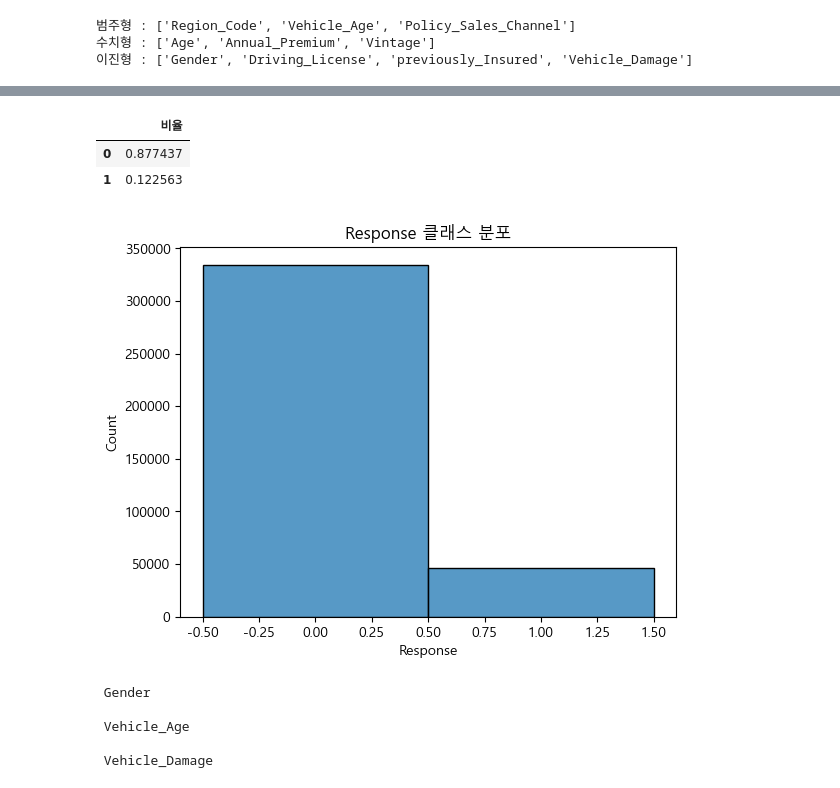
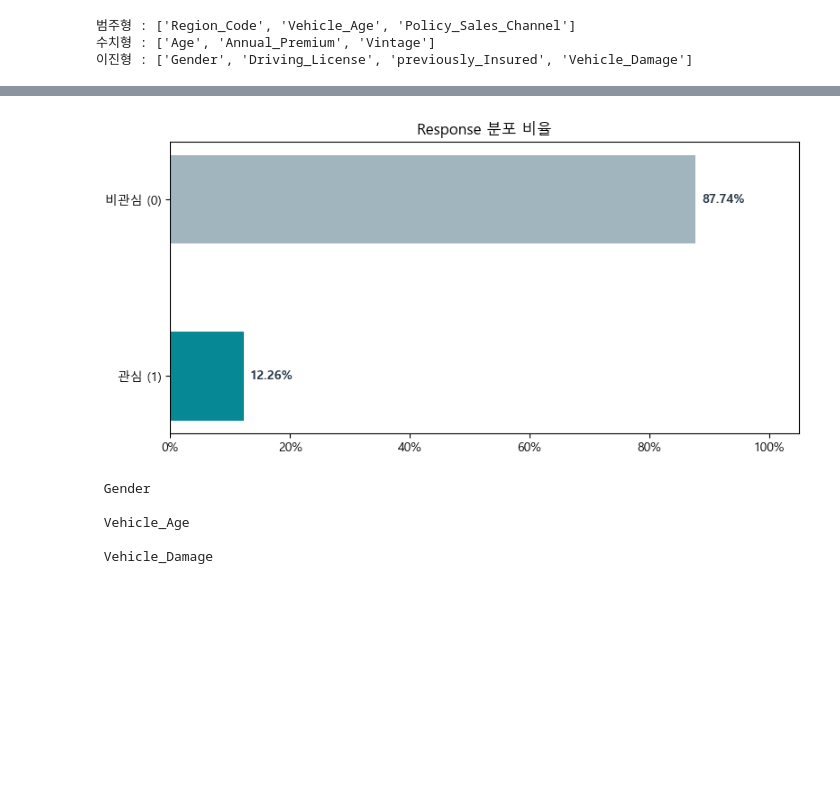
Before and after one commit to zzengmo/18_ML_03, a Jupyter notebook: 서우상/procject1.ipynb, the cells around one changed output, grey strips where cells are left out. Saved outputs shown, nothing was run; the diff lists cells and outputs as text; code cells hidden in the pictures; blank space fills up the shorter version.

```diff
--- a/서우상/procject1.ipynb
+++ b/서우상/procject1.ipynb
@@ -182,14 +221,40 @@ dtype: object
-# %%
-# 타겟 변수(Response) 클래스 분포 확인
-display(train["Response"].value_counts(normalize=True).rename("비율").to_frame())
-sns.histplot(data=train, x="Response", discrete=True)
-plt.title("Response 클래스 분포")
-plt.show()
-# %% [output]
-|  | 비율 |
-| 0 | 0.877437 |
-| 1 | 0.122563 |
-[figure, removed]
+# %%
+import matplotlib.pyplot as plt
+import pandas as pd
+
+# 고객 비율 계산
+response_ratio = train["Response"].value_counts(normalize=True).sort_index()
+
+# 그래프에 표시할 이름과 비율
+labels = ["비관심 (0)", "관심 (1)"]
+percentages = response_ratio.values * 100
+
+# 가로 막대그래프
+plt.figure(figsize=(8, 4))
+bars = plt.barh(labels, percentages,
+                color=["#A0B5BD", "#078895"], height=0.5)
+
+# 막대 끝에 비율 표시
+for bar, value in zip(bars, percentages):
+    plt.text(value + 1,
+             bar.get_y() + bar.get_height() / 2,
+             f"{value:.2f}%",
+             va="center",
+             ha="left",
+             color="#263746",
+             fontweight="bold")
+
+plt.title("Response 분포 비율")
+plt.xlim(0, 105)
+plt.xticks(range(0, 101, 20),
+           [f"{i}%" for i in range(0, 101, 20)])
+plt.xlabel("")
+plt.ylabel("")
+plt.gca().invert_yaxis()
+plt.tight_layout()
+plt.show()
+# %% [output]
+[figure, added]
 # %%
 categorical_columns = ["Gender", "Vehicle_Age", "Vehicle_Damage"]
 for column in categorical_columns:
```
Also changed, not shown: parts of 3 cells of this notebook.
